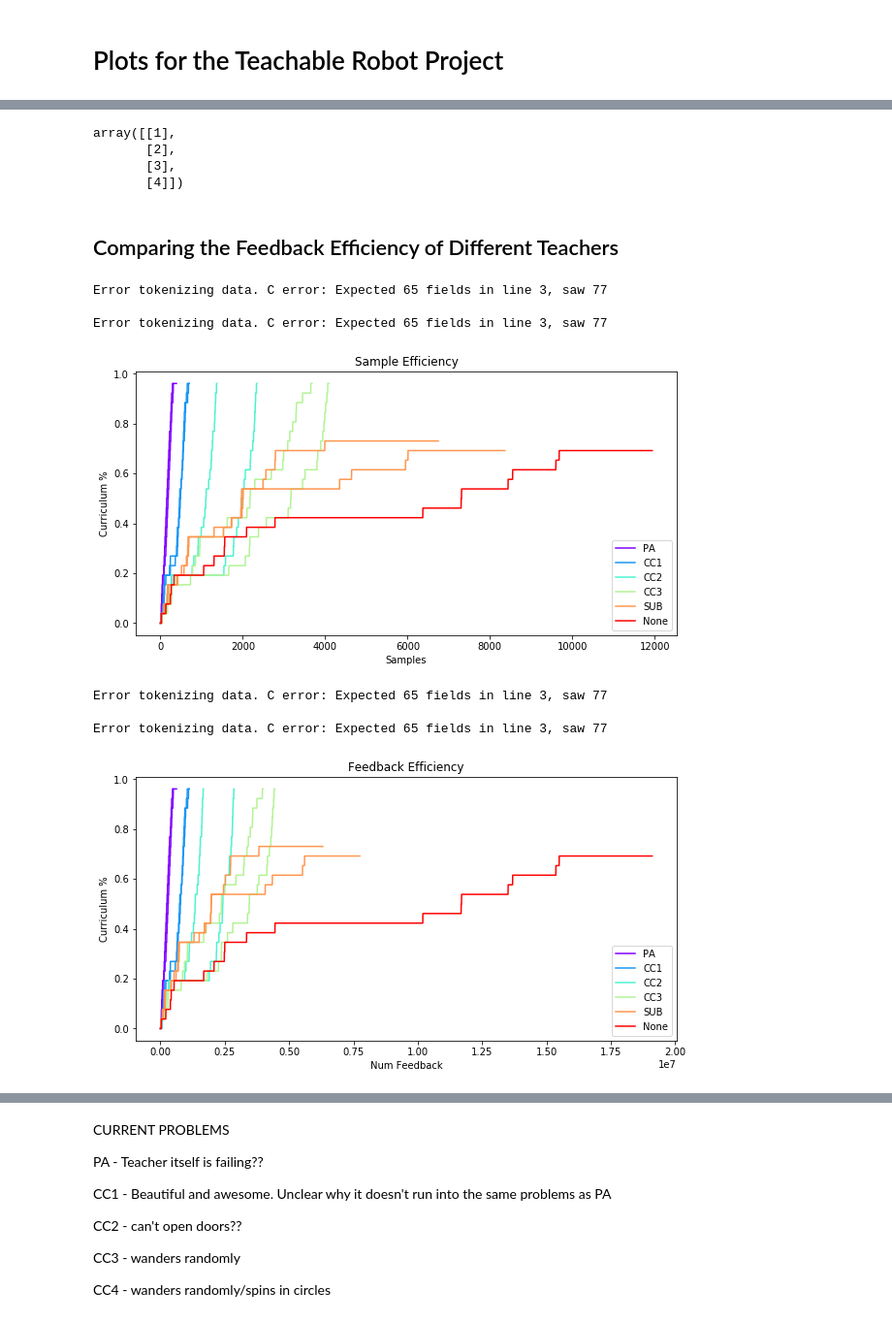
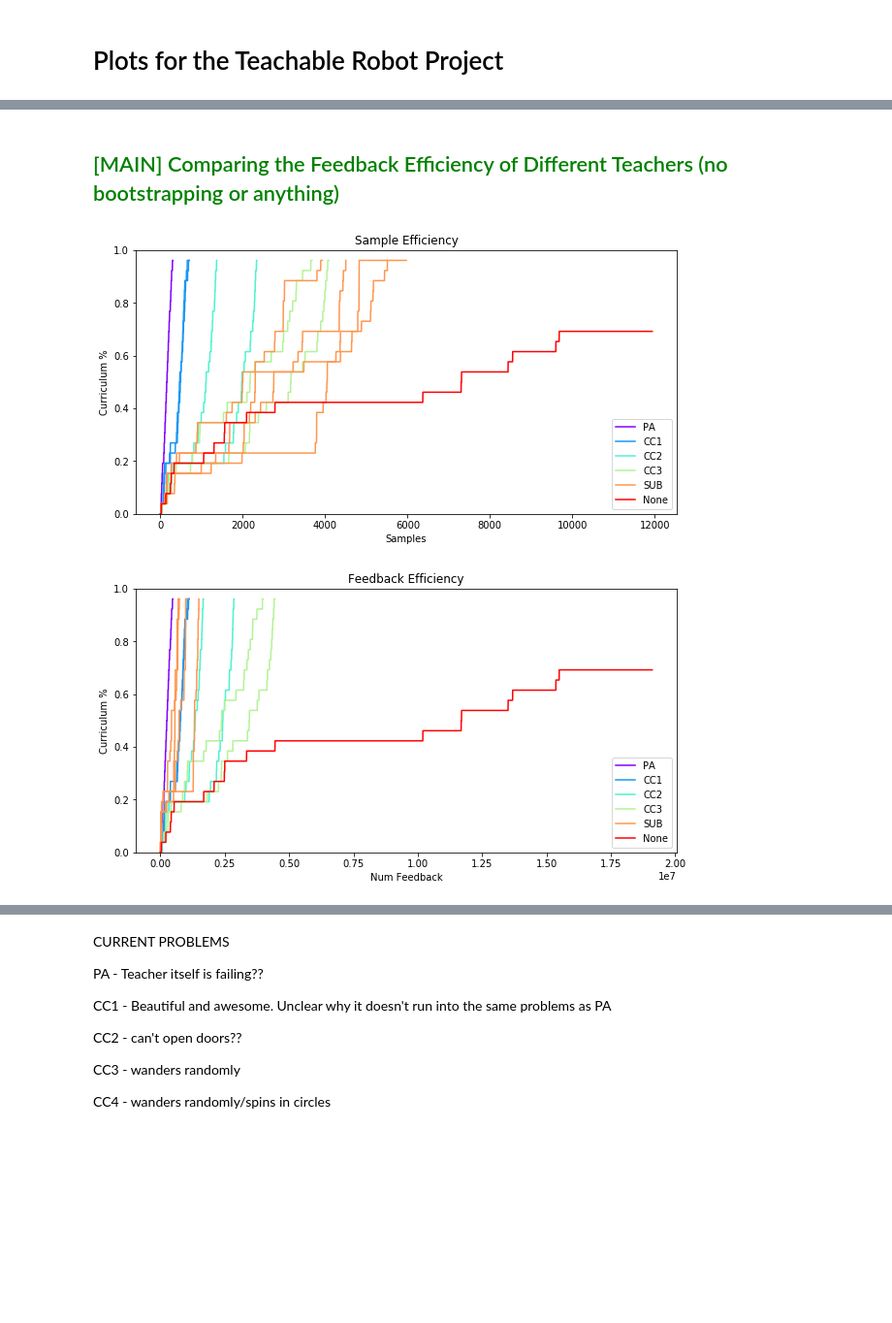
Before and after one commit to rll-research/teachable, a Jupyter notebook: Plots.ipynb, the cells around one changed output, grey strips where cells are left out. Shown at 97% size. Saved outputs shown, nothing was run; the diff lists cells and outputs as text; code cells hidden in the pictures; blank space fills up the shorter version.

```diff
--- a/Plots.ipynb
+++ b/Plots.ipynb
@@ -77,9 +234,0 @@ Subgoal can't get through the curriculum, but this isn't too bad news b/c we are
-# %%
-x = np.arange(5) + .1
-x[0] = np.nan
-np.argwhere(~np.isnan(x))
-# %% [output]
-array([[1],
-       [2],
-       [3],
-       [4]])
@@ -123,25 +235,20 @@ def plot_curriculum(data_names, x_type, use_min_len=True):
 # %% [markdown]
-## Comparing the Feedback Efficiency of Different Teachers
+## <font color='green'>[MAIN] Comparing the Feedback Efficiency of Different Teachers (no bootstrapping or anything) </green>
 # %%
 data_names = [
-    (['0539', '0540'], 'PA'),
+    (['0540'], 'PA'),
 #     (['0577', '0578'], 'PA22'),
     (['0541', '0542'], 'CC1'),
     (['0543', '0544'], 'CC2'),
     (['0545', '0546'], 'CC3'),
-    (['0547', '0548'], 'SUB'),
-    (['0481'], 'None'),  # TODO: SWITCH THIS OUT FOR THE ONES ON C3!!!
+    (['0722', '0723', '688'], 'SUB'),
+#     (['0547', '0548'], 'SUB'),
+    (['0481'], 'None'),
 ]
 
 plot_curriculum(data_names, 'samples')
 
 plot_curriculum(data_names, 'feedback')
 # %% [output]
-Error tokenizing data. C error: Expected 65 fields in line 3, saw 77
-
-Error tokenizing data. C error: Expected 65 fields in line 3, saw 77
-[figure, old version]
+[figure, new version]
-Error tokenizing data. C error: Expected 65 fields in line 3, saw 77
-
-Error tokenizing data. C error: Expected 65 fields in line 3, saw 77
-[figure, old version]
+[figure, new version]
```
Also changed, not shown: parts of 118 cells of this notebook.
